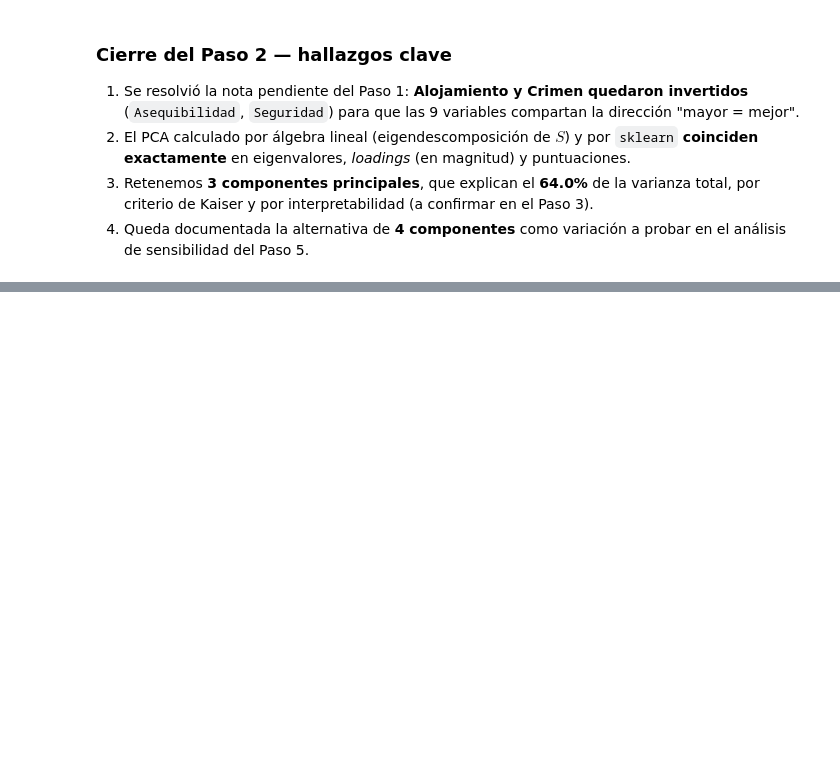
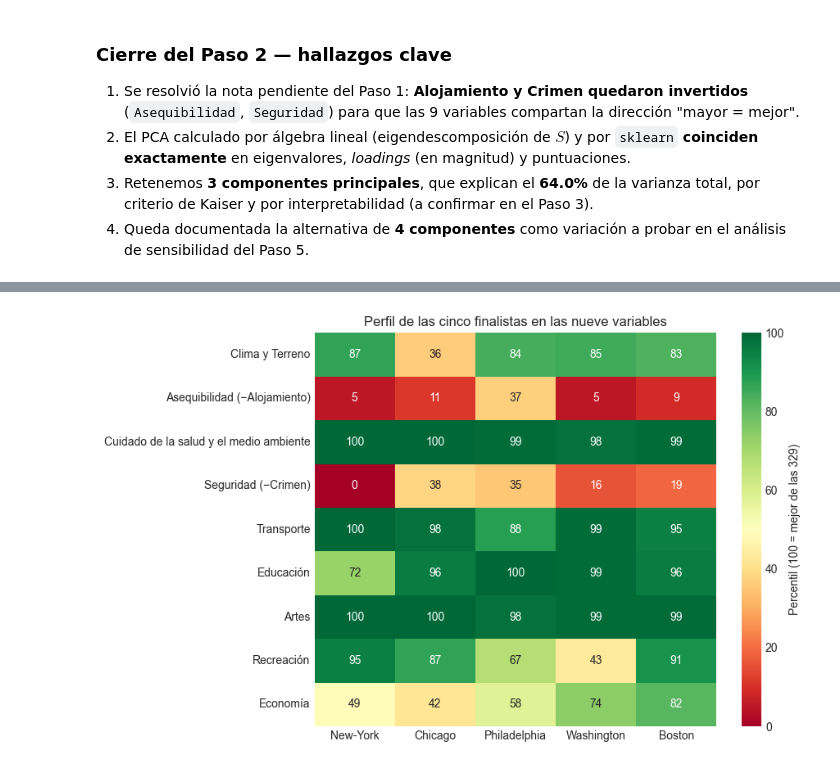
Before and after one commit to JuanRestrepoM/MIAD_202614_Aprendizaje_no_supervisado_G29, a Jupyter notebook: notebooks/S1_New_Sede.ipynb, the cells around one changed output, grey strips where cells are left out. Cells and saved outputs as stored; diff of their text form; code cells hidden in the pictures; blank space fills up the shorter version.

```diff
--- a/notebooks/S1_New_Sede.ipynb
+++ b/notebooks/S1_New_Sede.ipynb
@@ -518,0 +804,9 @@ Dado lo cerrado de la frontera entre 3 y 4 componentes, **usar 4 componentes en
+# %%
+indice = sum(w * scores_std[pc] for pc, w in pesos_negocio.items())
+
+ranking = pd.DataFrame({'Índice': indice}).sort_values('Índice', ascending=False)
+ranking.insert(0, 'Posición', range(1, len(ranking) + 1))
+
+ranking.to_csv('ranking_ciudades.csv')
+print(f"Ranking completo guardado en ranking_ciudades.csv ({len(ranking)} ciudades).")
+ranking.round(3)
@@ -518,0 +1390,24 @@ Dado lo cerrado de la frontera entre 3 y 4 componentes, **usar 4 componentes en
+# %%
+from collections import Counter
+
+esquemas_coherentes = ['base (0.35, 0.45, 0.20)',
+                       'combo 1 (0.25, 0.45, 0.30)',
+                       'combo 2 iguales (0.333, 0.333, 0.333)',
+                       'combo 5 extremo institucional (0.15, 0.70, 0.15)',
+                       'combo 7 economía en vez de clima (0.35, 0.45, -0.20)']
+
+conteo = Counter()
+for etiqueta in esquemas_coherentes:
+    conteo.update(rankings_probados[etiqueta].head(5).index)
+
+frecuencias = pd.DataFrame(conteo.most_common(), columns=['Ciudad', 'Apariciones en top 5'])
+frecuencias['De un total de'] = len(esquemas_coherentes)
+frecuencias['Esquemas'] = [
+    ', '.join(e.split(' (')[0] for e in esquemas_coherentes
+              if c in set(rankings_probados[e].head(5).index))
+    for c in frecuencias['Ciudad']
+]
+
+finalistas_top5 = list(frecuencias.head(5)['Ciudad'])
+print("Cinco ciudades finalistas:", finalistas_top5)
+frecuencias
@@ -518,0 +1440,5 @@ Dado lo cerrado de la frontera entre 3 y 4 componentes, **usar 4 componentes en
+# %%
+percentiles = (z.rank(pct=True) * 100).round(0)
+perfil_finalistas = percentiles.loc[finalistas_top5].T
+perfil_finalistas.columns = [c.split(',')[0] for c in perfil_finalistas.columns]
+perfil_finalistas
@@ -518,0 +1456,9 @@ Dado lo cerrado de la frontera entre 3 y 4 componentes, **usar 4 componentes en
+# %%
+fig, ax = plt.subplots(figsize=(9, 5.5))
+sns.heatmap(perfil_finalistas, annot=True, fmt='.0f', cmap='RdYlGn', center=50,
+            vmin=0, vmax=100, ax=ax, cbar_kws={'label': 'Percentil (100 = mejor de las 329)'})
+ax.set_title('Perfil de las cinco finalistas en las nueve variables')
+plt.tight_layout()
+plt.show()
+# %% [output]
+[figure, added]
```
Also changed, not shown: parts of 68 cells of this notebook.
